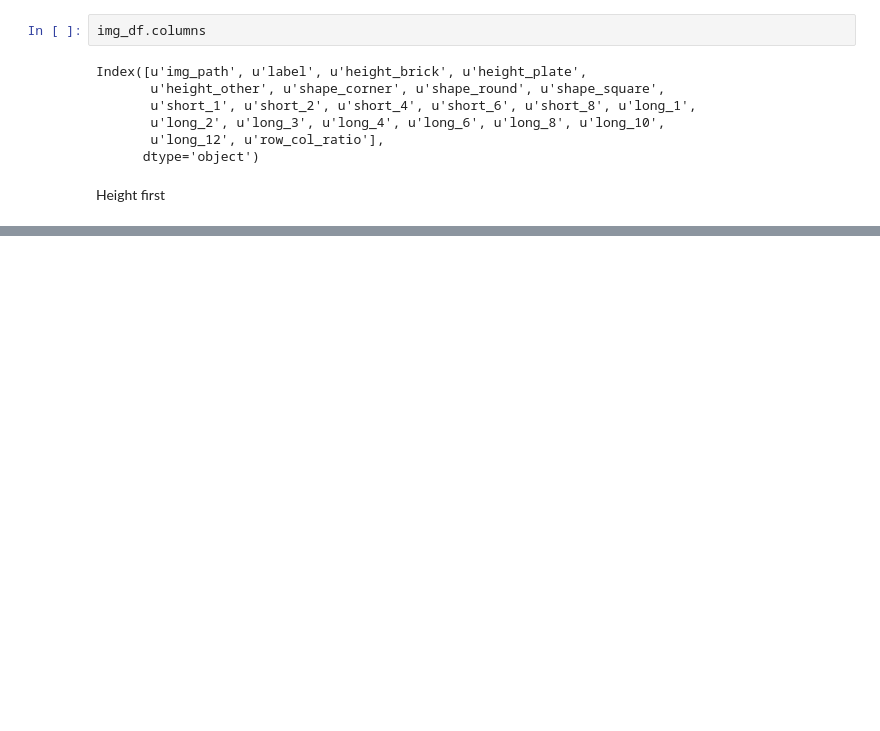
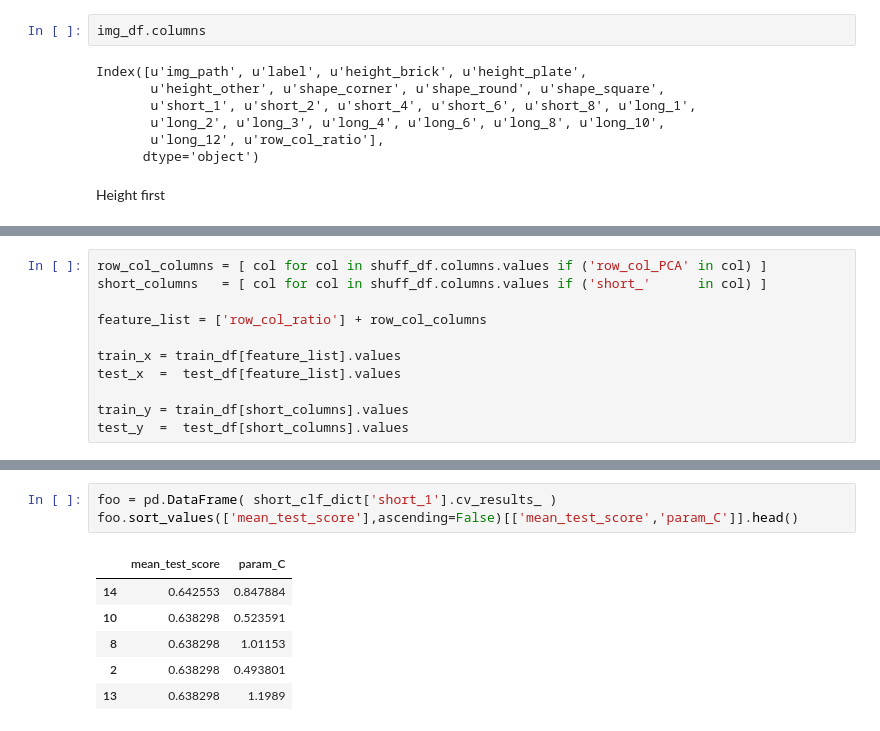
Before and after one commit to markertsean/lego_recognition, a Jupyter notebook: classification/build_model.ipynb, the cells around one changed output, grey strips where cells are left out. Cells and saved outputs as stored; diff of their text form; blank space fills up the shorter version.

```diff
--- a/classification/build_model.ipynb
+++ b/classification/build_model.ipynb
@@ -243,0 +334,11 @@ test_height_y  =  test_df[height_columns]
+# %%
+row_col_columns = [ col for col in shuff_df.columns.values if ('row_col_PCA' in col) ]
+short_columns   = [ col for col in shuff_df.columns.values if ('short_'      in col) ]
+
+feature_list = ['row_col_ratio'] + row_col_columns
+
+train_x = train_df[feature_list].values
+test_x  =  test_df[feature_list].values
+
+train_y = train_df[short_columns].values
+test_y  =  test_df[short_columns].values
@@ -243,0 +376,10 @@ test_height_y  =  test_df[height_columns]
+# %%
+foo = pd.DataFrame( short_clf_dict['short_1'].cv_results_ )
+foo.sort_values(['mean_test_score'],ascending=False)[['mean_test_score','param_C']].head()
+# %% [output]
+|  | mean_test_score | param_C |
+| 14 | 0.642553 | 0.847884 |
+| 10 | 0.638298 | 0.523591 |
+| 8 | 0.638298 | 1.01153 |
+| 2 | 0.638298 | 0.493801 |
+| 13 | 0.638298 | 1.1989 |
```
Also changed, not shown: parts of 24 cells of this notebook.
